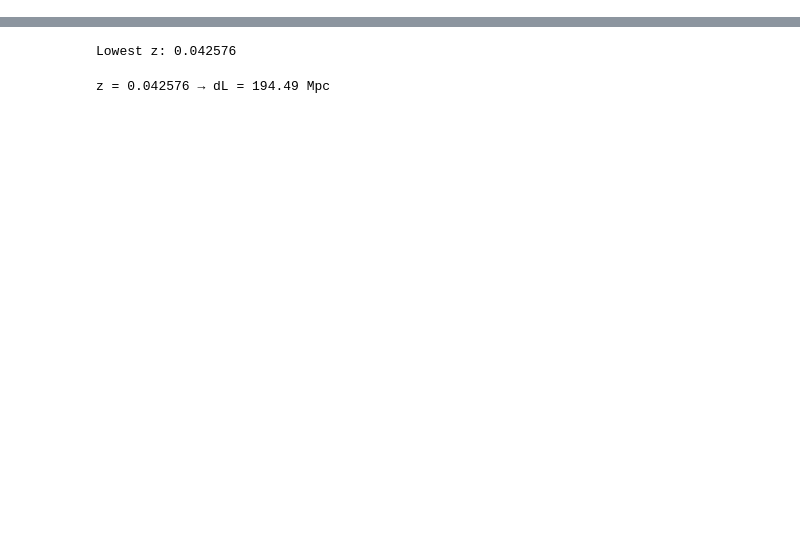
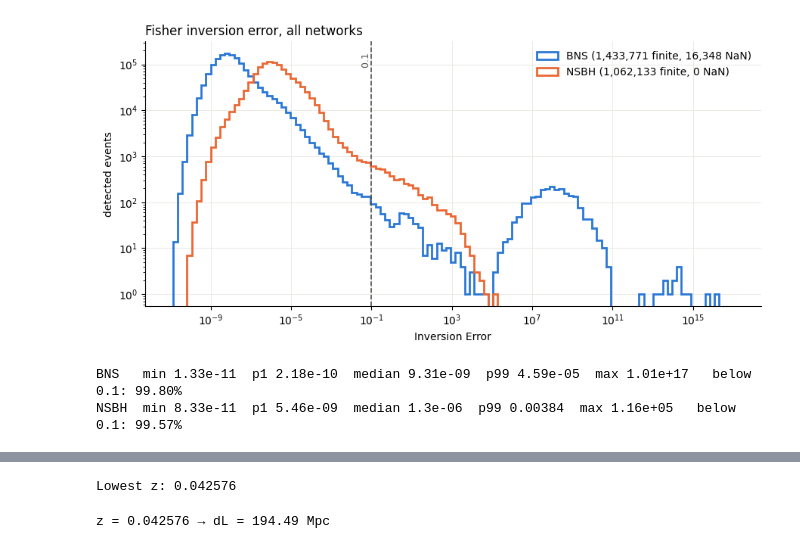
Before and after one commit to KrishnenduGit/CE_STM_CBC, a Jupyter notebook: post_processing_scripts/restructure_network_h5.ipynb, the cells around one changed output, grey strips where cells are left out. Drawn from its saved outputs; the diff is of its cells as text; code cells hidden in the pictures; blank space fills up the shorter version.

```diff
--- a/post_processing_scripts/restructure_network_h5.ipynb
+++ b/post_processing_scripts/restructure_network_h5.ipynb
@@ -16,7 +17,7 @@ from bilby.gw.conversion import (
 # %%
-BASE_PATH   = '/ligo/shared-scratch/shiksha.pandey/ce_stm_data'
+BASE_PATH   = '/ligo/home/ligo.org/sanika.khadkikar/Projects/stm/post_processing_ns'
 BNS_PATH    = BASE_PATH + '/bns/networks/'
-NSBH_PATH   = BASE_PATH + '/nsbh/networks/'
+NSBH_PATH   = BASE_PATH + '/bhns/networks/'
 OUTPUT_FILE = BASE_PATH + 'bns_nsbh_fisher_gaussians.h5'
 
 PARAM_IDX = {
@@ -37 +387,54 @@ PARAM_IDX = {
+# %%
+import matplotlib.pyplot as plt
+
+
+def gather_inversion_errors(files):
+    """Inversion errors of all detected events, and how many are NaN."""
+    vals, n_nan = [], 0
+    for fpath in files:
+        with h5py.File(fpath, 'r') as f:
+            det = np.where(f['is_detected'][:].astype(bool))[0]
+            ie = f['inversion_errors'][:][det]
+        n_nan += int(np.sum(~np.isfinite(ie)))
+        vals.append(ie[np.isfinite(ie) & (ie > 0)])
+    return np.concatenate(vals), n_nan
+
+
+bns_ie, bns_nan = gather_inversion_errors(BNS_FILES)
+nsbh_ie, nsbh_nan = gather_inversion_errors(NSBH_FILES)
+
+bins = np.logspace(np.log10(min(bns_ie.min(), nsbh_ie.min())),
+                   np.log10(max(bns_ie.max(), nsbh_ie.max())), 120)
+
+fig, ax = plt.subplots(figsize=(9, 4.5))
+ax.hist(bns_ie, bins=bins, histtype='step', lw=2, color='#2a78d6',
+        label=f'BNS ({bns_ie.size:,} finite, {bns_nan:,} NaN)')
+ax.hist(nsbh_ie, bins=bins, histtype='step', lw=2, color='#eb6834',
+        label=f'NSBH ({nsbh_ie.size:,} finite, {nsbh_nan:,} NaN)')
+
+ax.axvline(0.1, color='#52514e', lw=1.2, ls='--')
+ax.text(0.1, 0.97, ' 0.1 ', transform=ax.get_xaxis_transform(),
+        rotation=90, va='top', ha='right', color='#52514e', fontsize=9)
+
+ax.set_xscale('log')
+ax.set_yscale('log')
+ax.set_xlabel('Inversion Error')
+ax.set_ylabel('detected events')
+ax.set_title('Fisher inversion error, all networks', loc='left')
+ax.legend(frameon=False)
+ax.grid(True, color='#e8e7e0', lw=0.6)
+ax.set_axisbelow(True)
+for side in ['top', 'right']:
+    ax.spines[side].set_visible(False)
+fig.tight_layout()
+plt.show()
+
+for label, arr in [('BNS', bns_ie), ('NSBH', nsbh_ie)]:
+    p1, p50, p99 = np.percentile(arr, [1, 50, 99])
+    print(f'{label:5s} min {arr.min():.3g}  p1 {p1:.3g}  median {p50:.3g}  '
+          f'p99 {p99:.3g}  max {arr.max():.3g}   below 0.1: {100 * np.mean(arr < 0.1):.2f}%')
+# %% [output]
+[figure, added]
+BNS   min 1.33e-11  p1 2.18e-10  median 9.31e-09  p99 4.59e-05  max 1.01e+17   below 0.1: 99.80%
+NSBH  min 8.33e-11  p1 5.46e-09  median 1.3e-06  p99 0.00384  max 1.16e+05   below 0.1: 99.57%
 # %%
```
Also changed, not shown: parts of 12 cells of this notebook, 3 other files.
